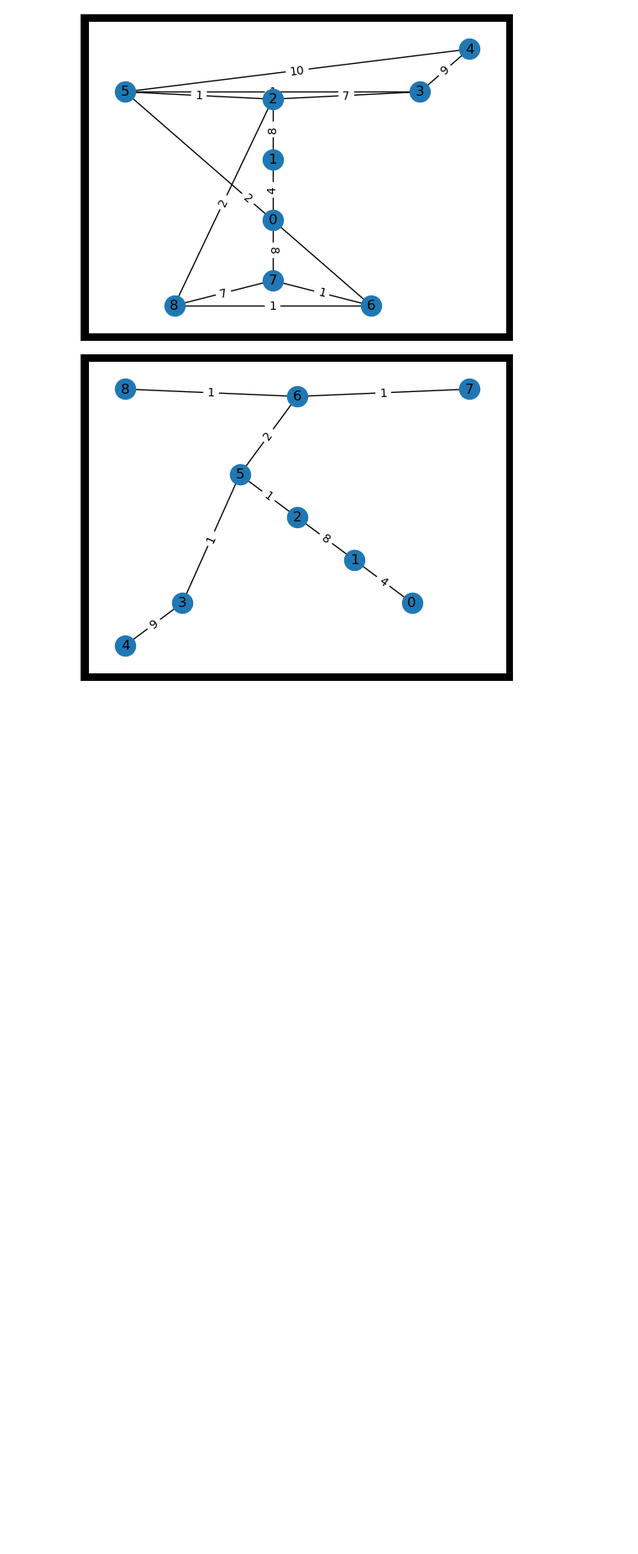
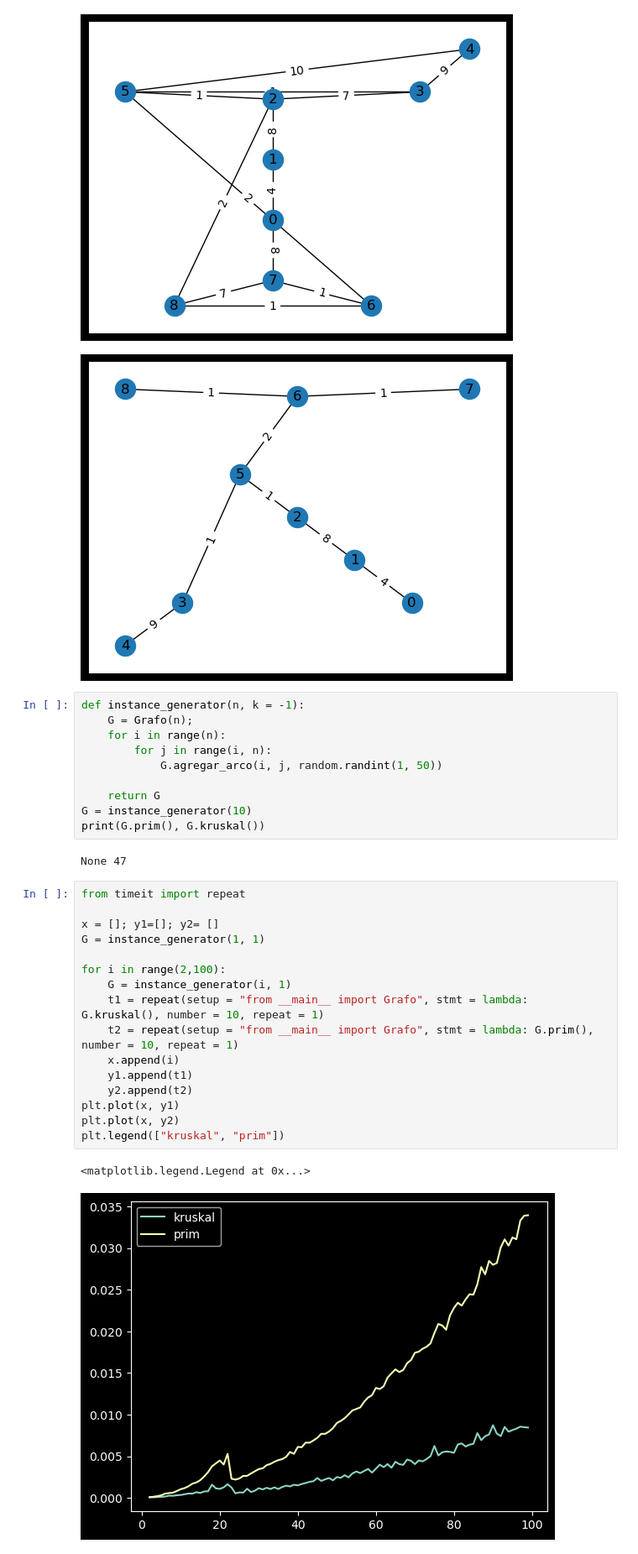
Before and after one commit to cykrr/ada, a Jupyter notebook: kruskal.ipynb, the cells around one changed output. Shown: that part at 84% size. Saved outputs shown, nothing was run; the diff lists cells and outputs as text; blank space fills up the shorter version.

```diff
--- a/kruskal.ipynb
+++ b/kruskal.ipynb
@@ -325,3 +356,34 @@ Se revisa el arco, (N(8), N(6), 1)
 27
 [figure]
 [figure]
+# %%
+def instance_generator(n, k = -1):
+    G = Grafo(n);
+    for i in range(n):
+        for j in range(i, n):
+            G.agregar_arco(i, j, random.randint(1, 50))
+
+    return G
+G = instance_generator(10)
+print(G.prim(), G.kruskal())
+# %% [output]
+None 47
+# %%
+from timeit import repeat
+
+x = []; y1=[]; y2= []
+G = instance_generator(1, 1)
+
+for i in range(2,100):
+    G = instance_generator(i, 1)
+    t1 = repeat(setup = "from __main__ import Grafo", stmt = lambda: G.kruskal(), number = 10, repeat = 1)
+    t2 = repeat(setup = "from __main__ import Grafo", stmt = lambda: G.prim(), number = 10, repeat = 1)
+    x.append(i)
+    y1.append(t1)
+    y2.append(t2)
+plt.plot(x, y1)
+plt.plot(x, y2)
+plt.legend(["kruskal", "prim"])
+# %% [output]
+<matplotlib.legend.Legend at 0x...>
+[figure, added]
```
Also changed, not shown: parts of 2 cells of this notebook.
